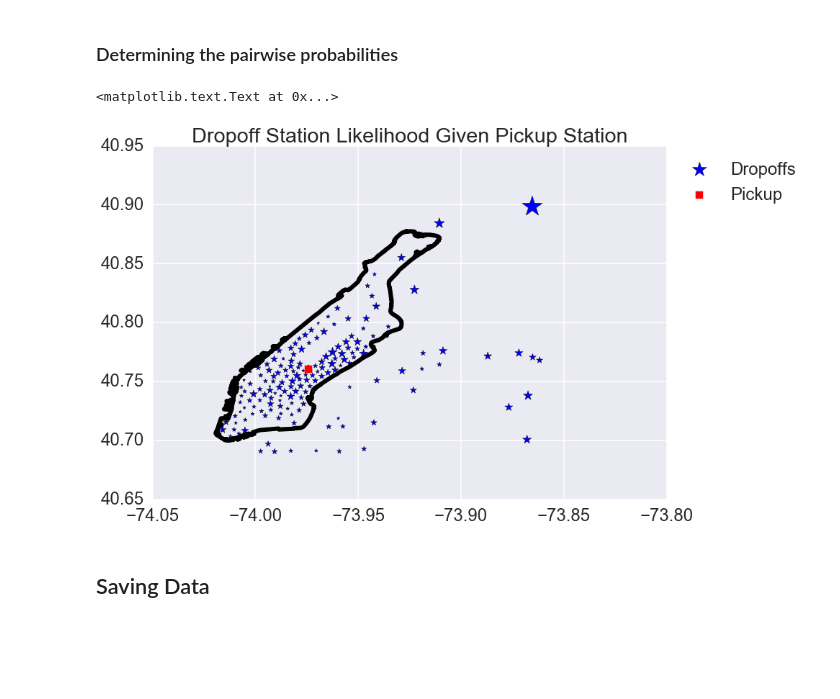
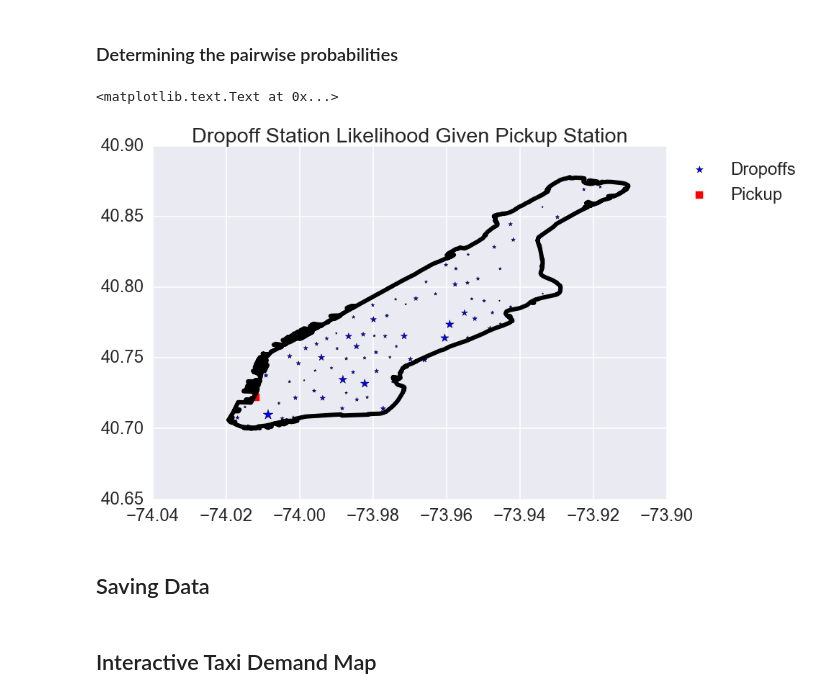
Before and after one commit to a20r/nyc-taxi-analysis, a Jupyter notebook: scripts/demand_prediction.ipynb, the cells around one changed output. Cells and saved outputs as stored; diff of their text form; code cells hidden in the pictures; blank space fills up the shorter version.

```diff
--- a/scripts/demand_prediction.ipynb
+++ b/scripts/demand_prediction.ipynb
@@ -15,6 +20,6 @@ import plotting
 # %%
 n_rows = 100000
-df = common.load_data(nrows=n_rows)
+df = common.load_data(nrows=n_rows, load=True)
 # %% [output]
 Executing: load_data
 With Args: None
@@ -55,37 +110,50 @@ ax.set_title("Pickup and Dropoff Stations")
 ## Determining Pickup -- Dropoff Probabilities
 ### Finding pickup to dropoff station frequencies
 # %%
-import tqdm
-freqs = np.zeros((n_clusters, n_clusters))
-for i, row in tqdm.tqdm(df.iterrows(), total=n_rows, leave=True):
-    pickup = np.array([row["pickup_longitude"],
-                       row["pickup_latitude"]])
-    dropoff = np.array([row["dropoff_longitude"],
-                        row["dropoff_latitude"]])
-    p_label = pickup_cls.predict(pickup)[0]
-    d_label = dropoff_cls.predict(dropoff)[0]
-    freqs[p_label][d_label] += 1
+from multiprocessing import Pool
+
+
+def calc_freqs(rng):
+    freqs = np.zeros((n_stations, n_stations))
+    for i in rng:
+        row = df.iloc[i]
+        pickup = np.array([row["pickup_longitude"],
+                           row["pickup_latitude"]])
+        dropoff = np.array([row["dropoff_longitude"],
+                            row["dropoff_latitude"]])
+        _, p_label = stations_kd.query(pickup)
+        _, d_label = stations_kd.query(dropoff)
+        freqs[p_label][d_label] += 1
+    return freqs
+
+
+pool = Pool(8)
+arrs = np.array_split(range(df.shape[0]), 8)
+arrs = map(list, arrs)
+freqs = sum(pool.map(calc_freqs, arrs))
+#freqs = calc_freqs(arrs[0])
+pool.close()
 # %% [markdown]
 ### Determining the pairwise probabilities
 # %%
 probs = freqs / freqs.sum(axis=0)
 interest = 5
 fig, ax = plt.subplots(1, 1)
 plotting.plot_manhattan(ax)
 sizes = probs[interest] * 7000
 ax.scatter(
-    dropoff_cls.cluster_centers_[:, 0],
-    dropoff_cls.cluster_centers_[:, 1],
+    dropoff_centers[:, 0],
+    dropoff_centers[:, 1],
     s=sizes, marker="*", label="Dropoffs")
 ax.scatter(
-    pickup_cls.cluster_centers_[interest, 0],
-    pickup_cls.cluster_centers_[interest, 1],
+    pickup_centers[interest, 0],
+    pickup_centers[interest, 1],
     marker="s", s=100, color="r", label="Pickup")
 ax.legend(bbox_to_anchor=(1, 1), loc=2)
 ax.set_title("Dropoff Station Likelihood Given Pickup Station")
 # %% [output]
 <matplotlib.text.Text at 0x...>
-[figure, old version]
+[figure, new version]
 # %% [markdown]
 ## Saving Data
 # %%
@@ -95,3 +163,5 @@ np.savetxt("/home/wallar/www/taxi-vis/pickup_stations.csv", pickup_cls.cluster_c
            header="lng,lat", comments="")
 np.savetxt("/home/wallar/www/taxi-vis/dropoff_stations.csv", dropoff_cls.cluster_centers_, delimiter=",",
            header="lng,lat", comments="")
+# %% [markdown]
+## Interactive Taxi Demand Map
```
Also changed, not shown: parts of 13 cells of this notebook, 9 other files.
